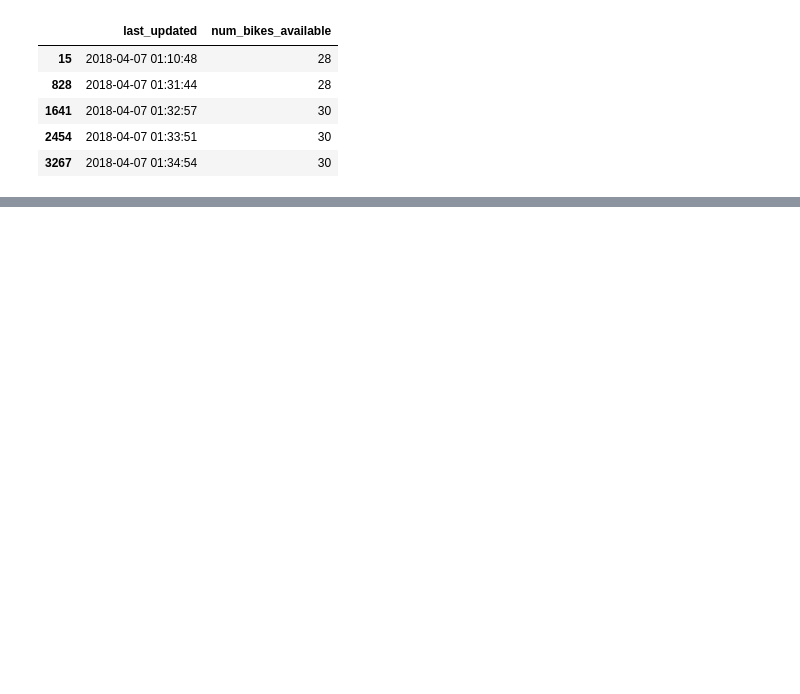
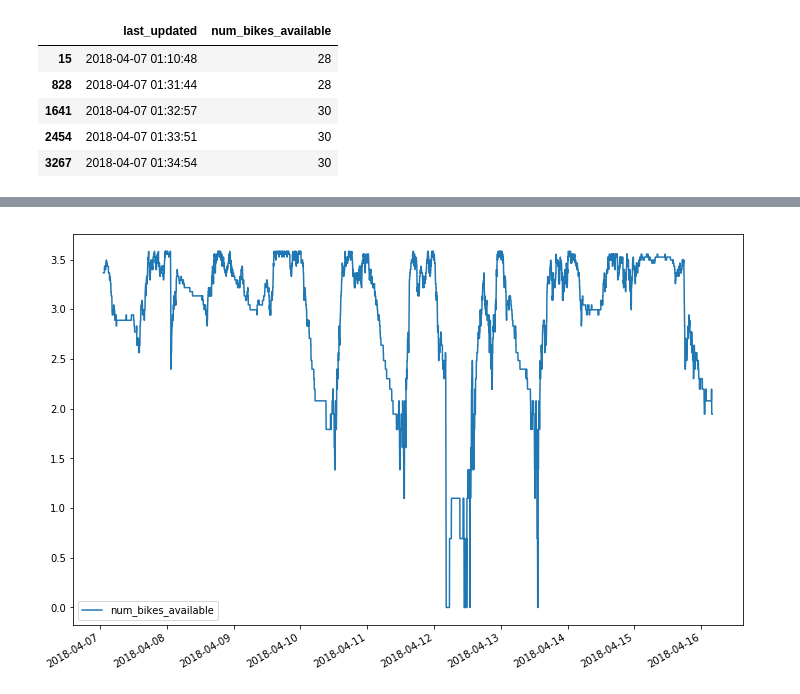
Before and after one commit to ameliachu/ts-realtime-analysis-bike, a Jupyter notebook: citi-bike-trimming-v0.2.ipynb, the cells around one changed output, grey strips where cells are left out. Cells and saved outputs as stored; diff of their text form; code cells hidden in the pictures; blank space fills up the shorter version.

```diff
--- a/citi-bike-trimming-v0.2.ipynb
+++ b/citi-bike-trimming-v0.2.ipynb
@@ -73,0 +64,7 @@ fig = sm.graphics.tsa.plot_pacf(dta, lags=40, ax=ax2)
+# %%
+log_dta = dta
+log_dta["num_bikes_available"] = np.log(log_dta["num_bikes_available"] + 1)
+
+log_dta.plot(figsize=(12,8));
+# %% [output]
+[figure, added]
```
Also changed, not shown: parts of 8 cells of this notebook, 8 other files.
